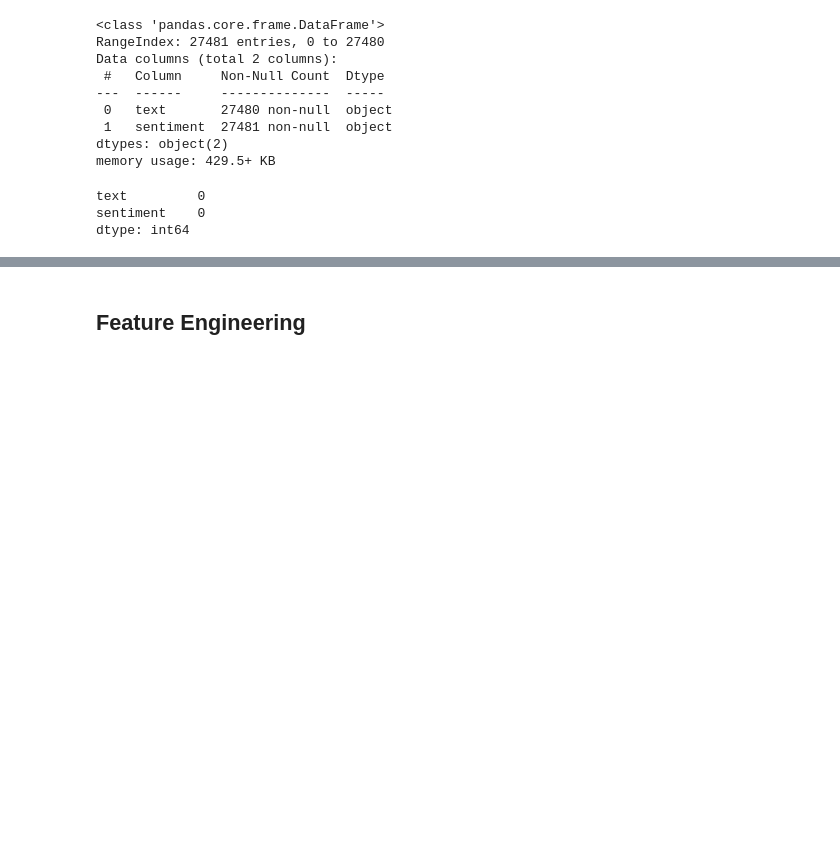
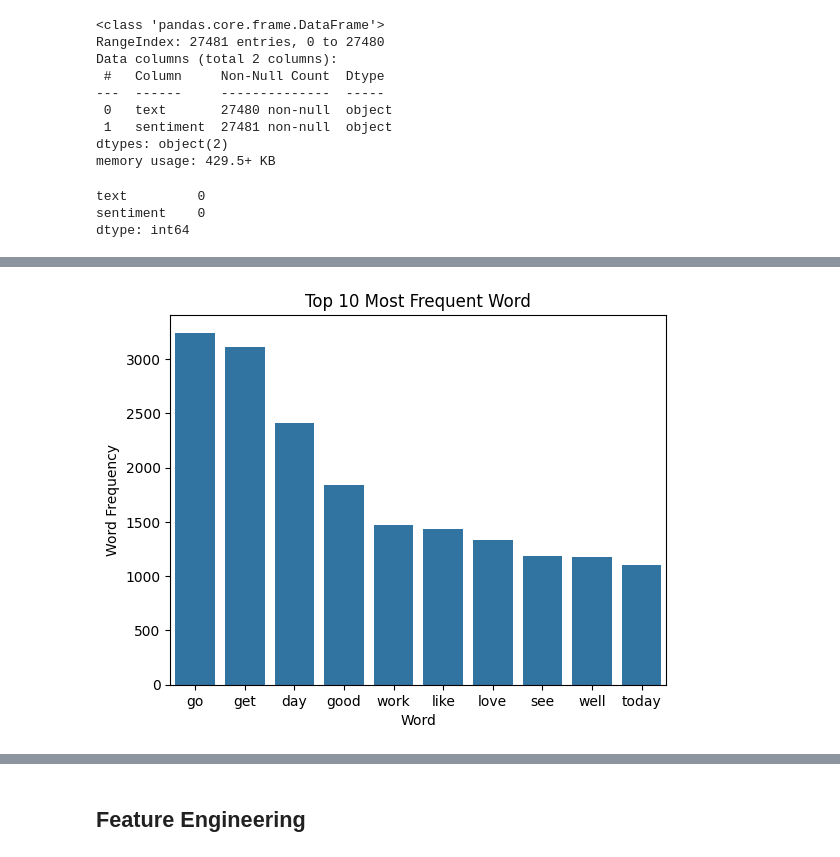
Before and after one commit to meutsabdahal/text-sentiment-analysis, a Jupyter notebook: text_sentiment_analysis.ipynb, the cells around one changed output, grey strips where cells are left out. Saved outputs shown, nothing was run; the diff lists cells and outputs as text; code cells hidden in the pictures; blank space fills up the shorter version.

```diff
--- a/text_sentiment_analysis.ipynb
+++ b/text_sentiment_analysis.ipynb
@@ -77,0 +85,6 @@ df.head()
+# %%
+# combine all tokens to a list
+combine_tokens = sum(df['token'].tolist(), [])
+# %%
+# calculate frequency distribution
+frequency = FreqDist(combine_tokens)
@@ -77,0 +96,11 @@ df.head()
+# %%
+# words and frequencies
+words, freq = zip(*frequency.most_common(10))
+# %%
+sns.barplot(x=words, y=freq)
+plt.title('Top 10 Most Frequent Word')
+plt.xlabel('Word')
+plt.ylabel('Word Frequency')
+plt.show()
+# %% [output]
+[figure, added]
```
Also changed, not shown: parts of 7 cells of this notebook.
